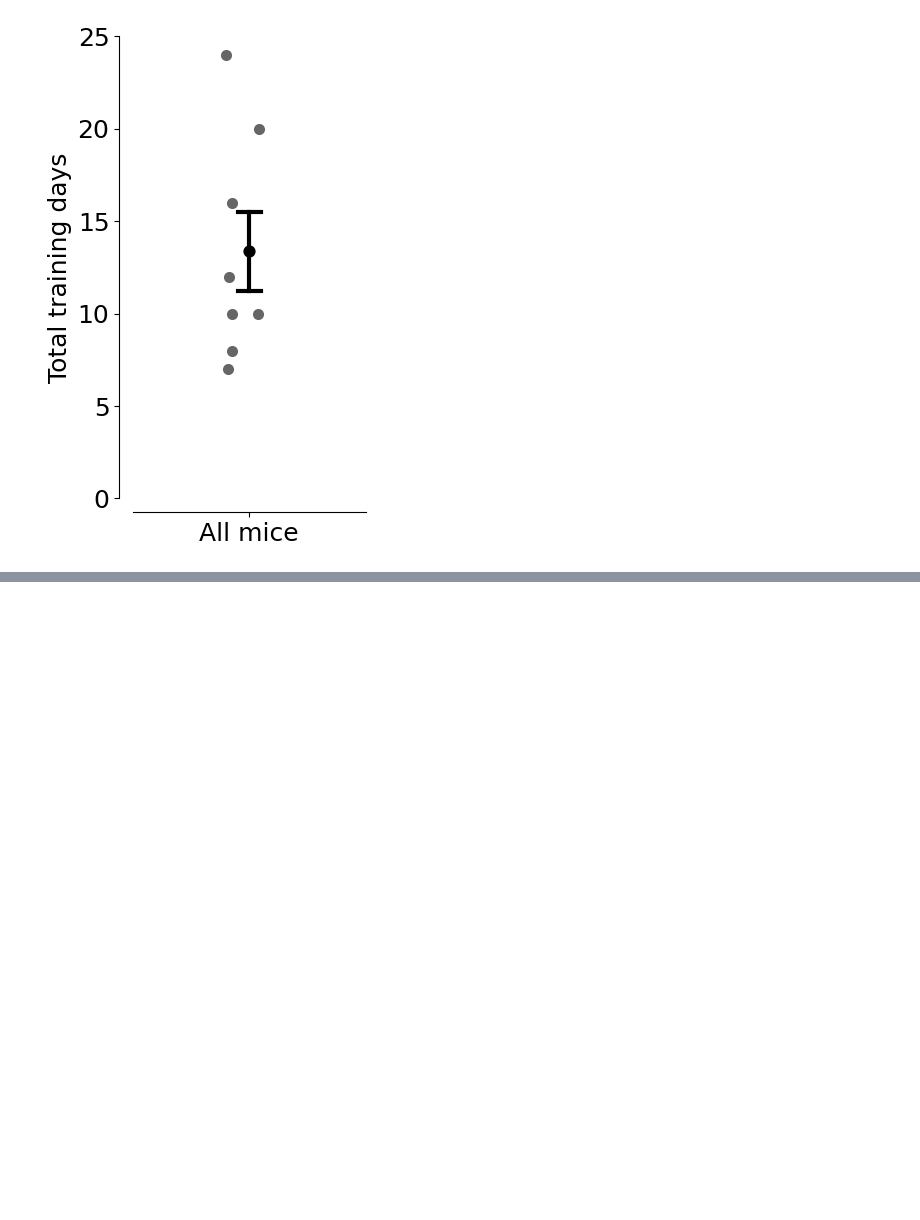
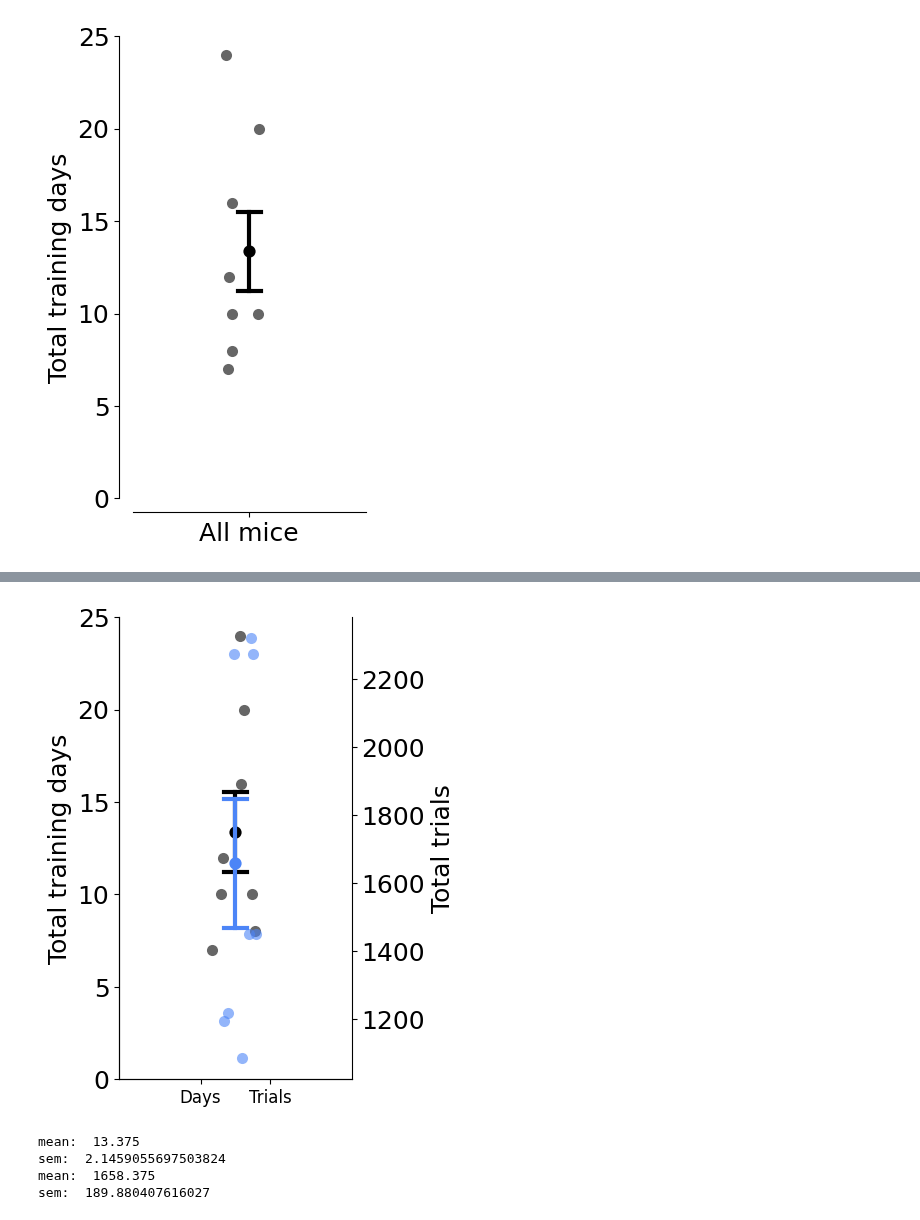
Before and after one commit to MMathisLab/FreelyMovingVR4Mice, a Jupyter notebook: dj_pipeline/notebooks/Paper_figures/Figure_1K-M.ipynb, the cells around one changed output, grey strips where cells are left out. Cells and saved outputs as stored; diff of their text form; code cells hidden in the pictures; blank space fills up the shorter version.

Commit message:
Add dual plot for days and trials at training

```diff
--- a/dj_pipeline/notebooks/Paper_figures/Figure_1K-M.ipynb
+++ b/dj_pipeline/notebooks/Paper_figures/Figure_1K-M.ipynb
@@ -246,3 +244,47 @@ print("mean: ", df.groupby("group")["session_increment"].mean().values[0],
 mean:  13.375
 sem:  2.1459055697503824
 [figure]
+# %%
+# Training days and total trials
+df = pd.DataFrame(big_df.groupby(["mouse_name"]).session_increment.nunique())
+df_trials = pd.DataFrame(big_df.groupby(["mouse_name", "dataset"]).nunique().groupby("mouse_name").trial.sum())
+
+df["group"] = "mice"
+df_trials["group"] = "mice"
+import numpy as np
+
+import numpy as np
+import seaborn as sns
+import matplotlib.pyplot as plt
+
+offset = 0.15
+
+fig, ax1 = plt.subplots(figsize=(3, 6))
+sns.stripplot(x=np.full(len(df), -offset), y="session_increment",
+              data=df, color="black", jitter=True, size=8, alpha=0.6, zorder=1, ax=ax1)
+
+sns.pointplot(x=np.full(len(df), -offset), y="session_increment",
+              data=df, join=False, color="black", markers="o",
+              errorbar="se", capsize=0.1, errwidth=3, zorder=2, ax=ax1)
+
+ax2 = ax1.twinx()
+sns.stripplot(x=np.full(len(df_trials), offset), y="trial",
+              data=df_trials, color="#4C85F7", jitter=True,
+              size=8, alpha=0.6, zorder=3, ax=ax2)
+
+sns.pointplot(x=np.full(len(df_trials), offset), y="trial",
+              data=df_trials, join=False, color="#4C85F7", markers="o",
+              errorbar="se", capsize=0.1, errwidth=3, zorder=4, ax=ax2)
+
+ax1.set_xticks([-offset, offset])
+ax1.set_xticklabels(["Days", "Trials"], fontsize=12)
+ax1.set_ylabel("Total training days")
+ax1.set_ylim(0, 25)
+ax1.spines["right"].set_visible(False)
+
+ax2.set_ylabel("Total trials", color="k")
+ax2.tick_params(axis="y", labelcolor="k")
+ax2.spines["right"].set_visible(True)
+
+plt.savefig(save_fig_path + "figure1_training_days_and_trials.svg", transparent=True)
+# %% [output]
@@ -248,0 +307,12 @@ sem:  2.1459055697503824
+[figure, added]
+# %%
+print("mean: ", df.groupby("group")["session_increment"].mean().values[0],
+      "\nsem: ", df.groupby("group")["session_increment"].sem().values[0])
+
+print("mean: ", df_trials.groupby("group")["trial"].mean().values[0],
+      "\nsem: ", df_trials.groupby("group")["trial"].sem().values[0])
+# %% [output]
+mean:  13.375
+sem:  2.1459055697503824
+mean:  1658.375
+sem:  189.880407616027
```
Also changed, not shown: parts of 3 cells of this notebook, 1 other file.
